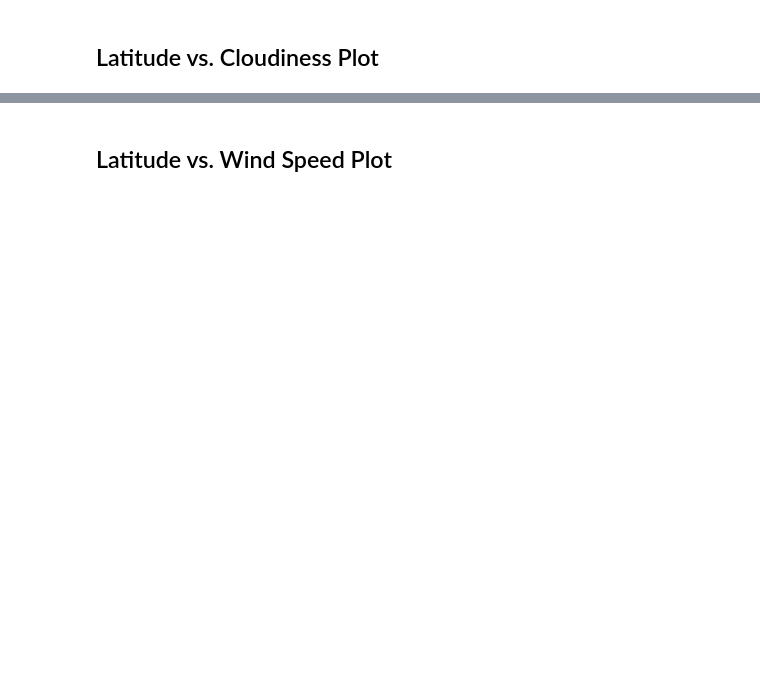
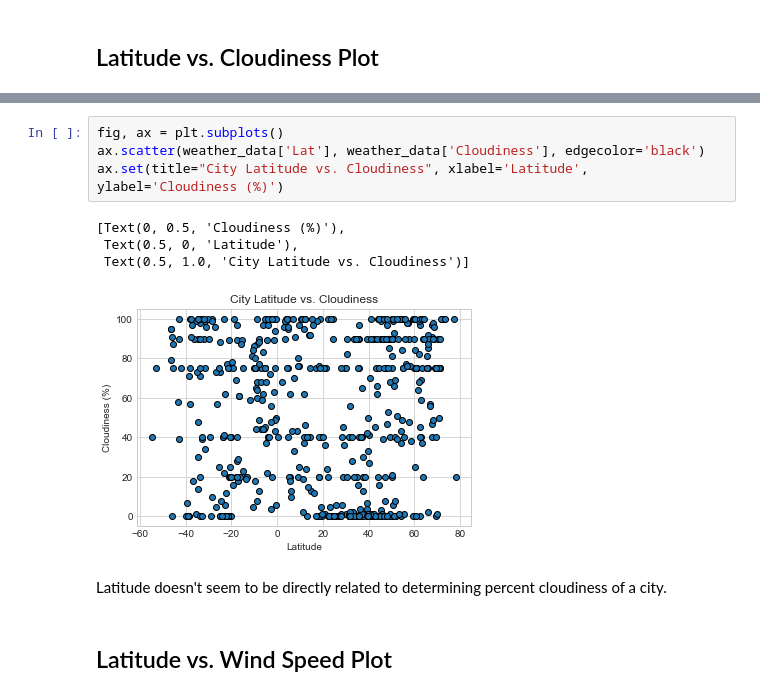
Before and after one commit to medinachuck/pythonAPIs, a Jupyter notebook: starter_code/WeatherPy.ipynb, the cells around one changed output, grey strips where cells are left out. Cells and saved outputs as stored; diff of their text form; blank space fills up the shorter version.

```diff
--- a/starter_code/WeatherPy.ipynb
+++ b/starter_code/WeatherPy.ipynb
@@ -106,2 +183,13 @@ Int64Index([], dtype='int64')
+# %%
+fig, ax = plt.subplots()
+ax.scatter(weather_data['Lat'], weather_data['Cloudiness'], edgecolor='black')
+ax.set(title="City Latitude vs. Cloudiness", xlabel='Latitude', ylabel='Cloudiness (%)')
+# %% [output]
+[Text(0, 0.5, 'Cloudiness (%)'),
+ Text(0.5, 0, 'Latitude'),
+ Text(0.5, 1.0, 'City Latitude vs. Cloudiness')]
+[figure, added]
+# %% [markdown]
+Latitude doesn't seem to be directly related to determining percent cloudiness of a city.
 # %% [markdown]
 ## Latitude vs. Wind Speed Plot
```
Also changed, not shown: parts of 47 cells of this notebook, 2 other files.
